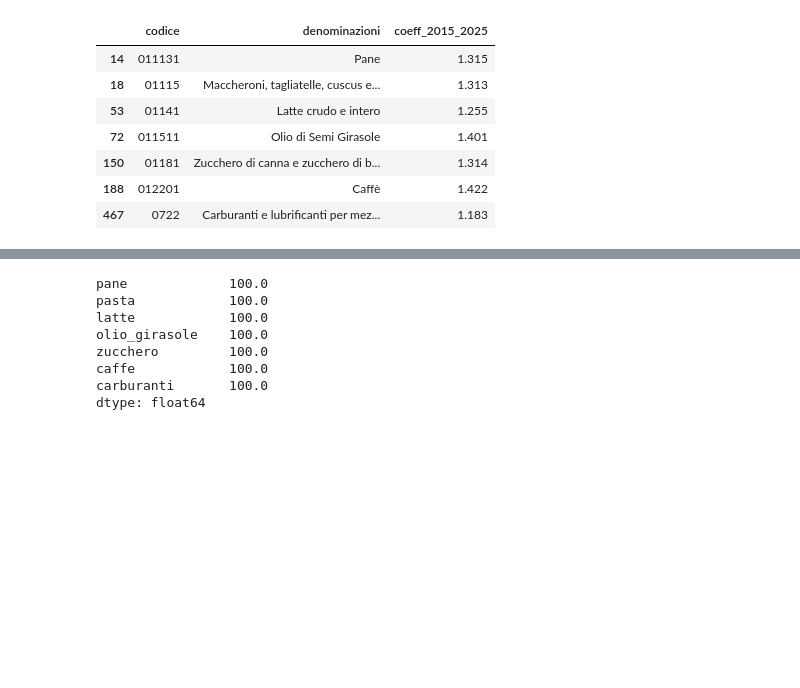
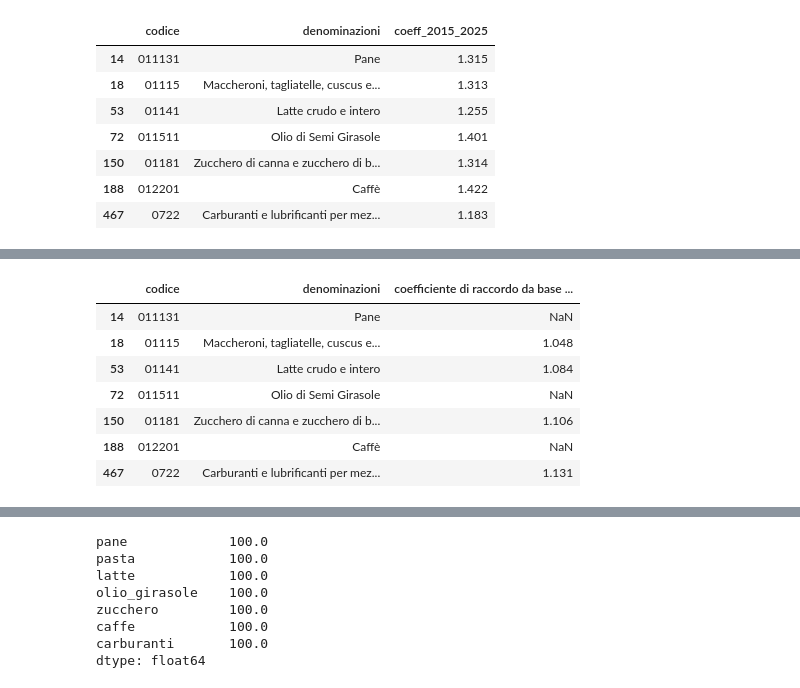
Before and after one commit to emamercadante03-sketch/carrello-crisi-geopolitiche, a Jupyter notebook: notebooks/01_pulizia.ipynb, the cells around one changed output, grey strips where cells are left out. Cells and saved outputs as stored; diff of their text form; code cells hidden in the pictures; blank space fills up the shorter version.

```diff
--- a/notebooks/01_pulizia.ipynb
+++ b/notebooks/01_pulizia.ipynb
@@ -303,0 +345,11 @@ coeff_sel[["codice", "denominazioni", "coeff_2015_2025"]]
+# %%
+coeff_sel[["codice", "denominazioni", coeff.columns[4]]]
+# %% [output]
+|  | codice | denominazioni | coefficiente di raccordo da base ... |
+| 14 | 011131 | Pane | NaN |
+| 18 | 01115 | Maccheroni, tagliatelle, cuscus e... | 1.048 |
+| 53 | 01141 | Latte crudo e intero | 1.084 |
+| 72 | 011511 | Olio di Semi Girasole | NaN |
+| 150 | 01181 | Zucchero di canna e zucchero di b... | 1.106 |
+| 188 | 012201 | Caffè | NaN |
+| 467 | 0722 | Carburanti e lubrificanti per mez... | 1.131 |
```
Also changed, not shown: parts of 19 cells of this notebook, 8 other files.
